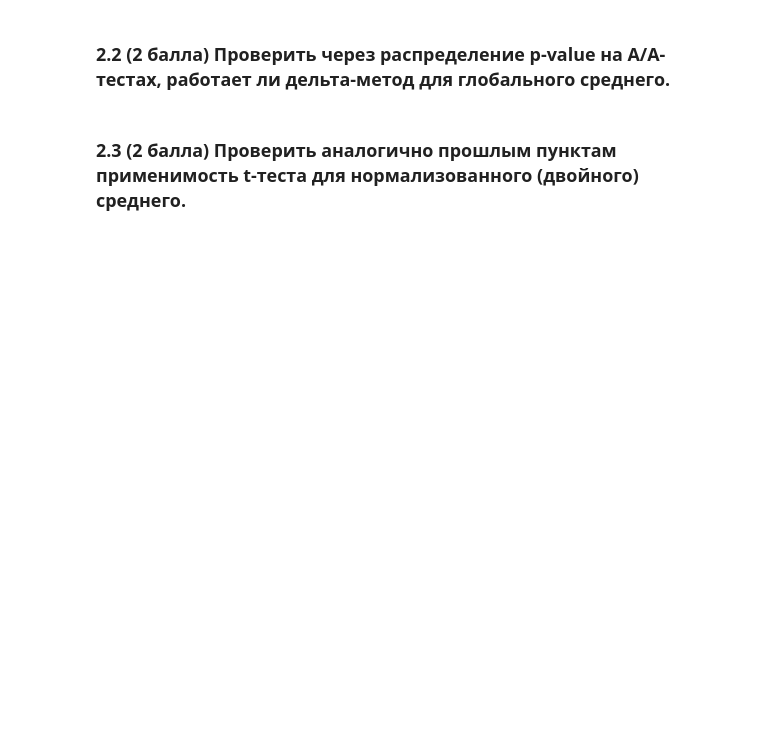
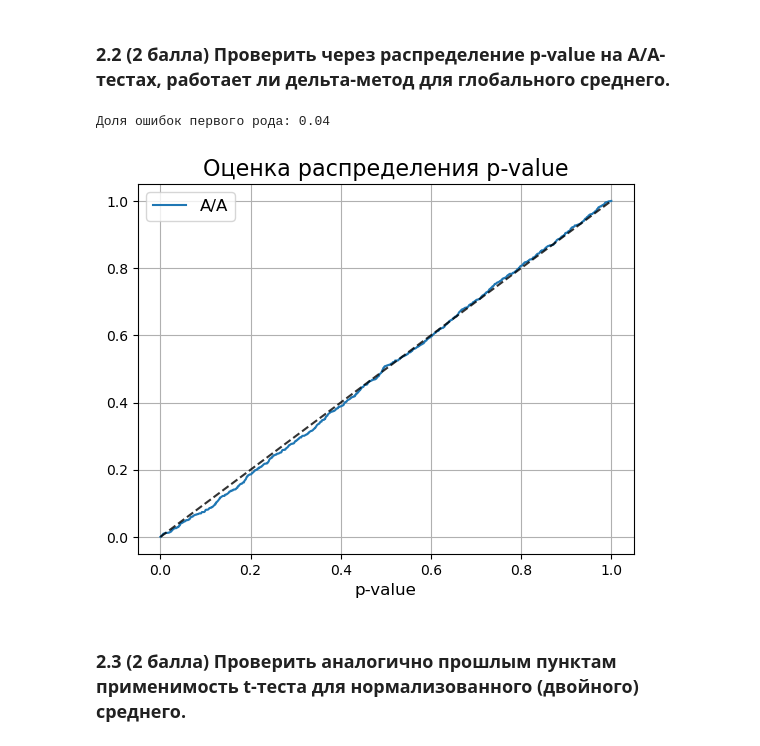
Before and after one commit to Ega2901/ABtests, a Jupyter notebook: Hw2Tuzharov.ipynb, the cells around one changed output. Saved outputs shown, nothing was run; the diff lists cells and outputs as text; code cells hidden in the pictures; blank space fills up the shorter version.

```diff
--- a/Hw2Tuzharov.ipynb
+++ b/Hw2Tuzharov.ipynb
@@ -71,11 +71,51 @@ plot_pvalue_distribution({'A/A': p_values})
 # %% [markdown]
 ### 2.2 (2 балла) Проверить через распределение p-value на А/А-тестах, работает ли дельта-метод для глобального среднего.
 # %%
+def check_delta_method(a, b):
+    """Проверка гипотезы с помощью дельта-метода.
+
+    Возвращает p-value.
+    """
+    dict_ = {}
+    for data, group_name in [(a, 'a',), (b, 'b',)]:
+        n_user = 500
+        array_x = np.array([np.sum(row) for row in data])
+        array_y = np.array([500 for row in data])
+        mean_x, mean_y = np.mean(array_x), np.mean(array_y)
+        var_x, var_y = np.var(array_x), np.var(array_y)
+        cov_xy = np.cov(array_x, array_y)[0, 1]
+        # точечная оценка метрики
+        pe_metric = np.sum(array_x) / np.sum(array_y)
+        # оценка дисперсии метрики
+        var_metric = (
+            var_x / mean_y ** 2
+            - 2 * (mean_x / mean_y ** 3) * cov_xy
+            + (mean_x ** 2 / mean_y ** 4) * var_y
+        ) / n_user
+        dict_[f'pe_metric_{group_name}'] = pe_metric
+        dict_[f'var_metric_{group_name}'] = var_metric
+    var = dict_['var_metric_a'] + dict_['var_metric_b']
+    delta = dict_['pe_metric_b'] - dict_['pe_metric_a']
+    t = delta / np.sqrt(var)
+    pvalue = (1 - stats.norm.cdf(np.abs(t))) * 2
+    return pvalue
+
+num_tests = 1000
+p_values = []
+
 for i in range(num_tests):
     group1 = np.random.choice(avg['Avg'].values , 500)
     group2 = np.random.choice(avg['Avg'].values, 500)
-    p_value = ttest_ind(group1, group2)
+    p_value = check_delta_method(group1, group2)
     p_values.append(p_value)
     i+=1
+alpha = 0.05
+
+error_rate = np.mean(np.array(p_values) < alpha)
+print(f'Доля ошибок первого рода: {error_rate:0.2f}')
+plot_pvalue_distribution({'A/A': p_values})
+# %% [output]
+Доля ошибок первого рода: 0.04
+[figure, added]
 # %% [markdown]
 ### 2.3 (2 балла) Проверить аналогично прошлым пунктам применимость t-теста для нормализованного (двойного) среднего.
```
Also changed, not shown: parts of 4 cells of this notebook, 1 other file.
